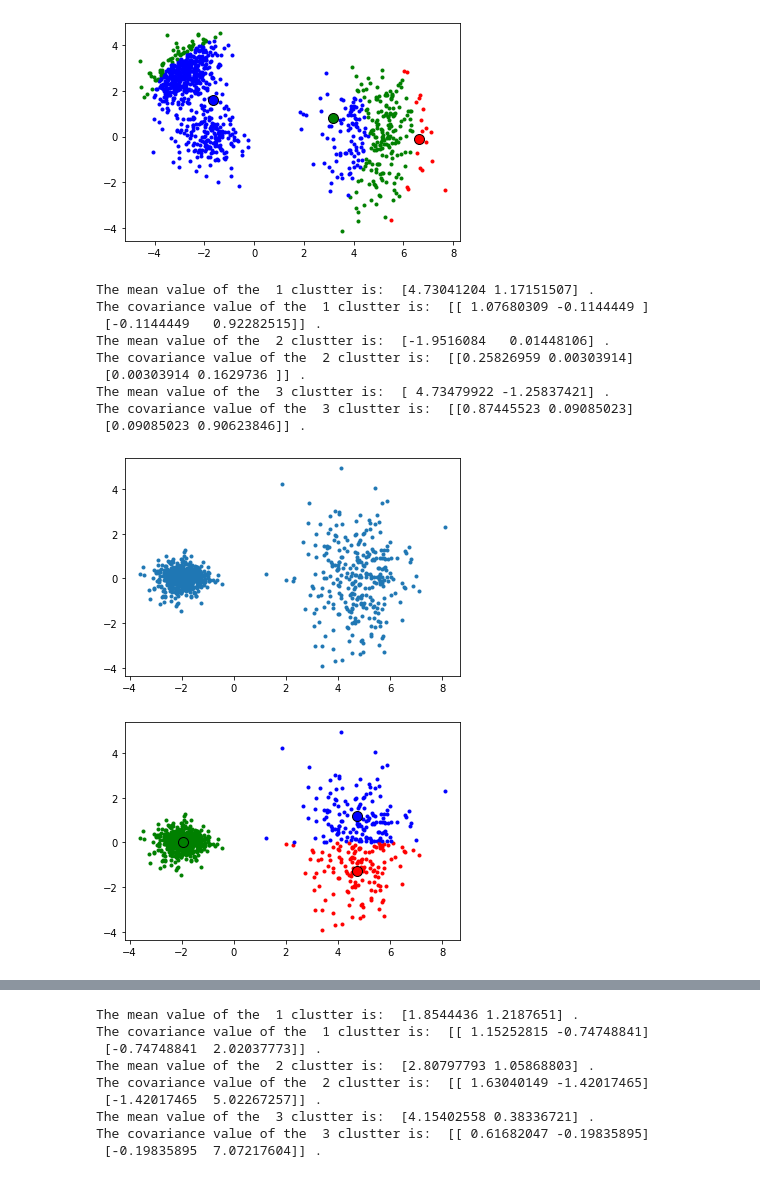
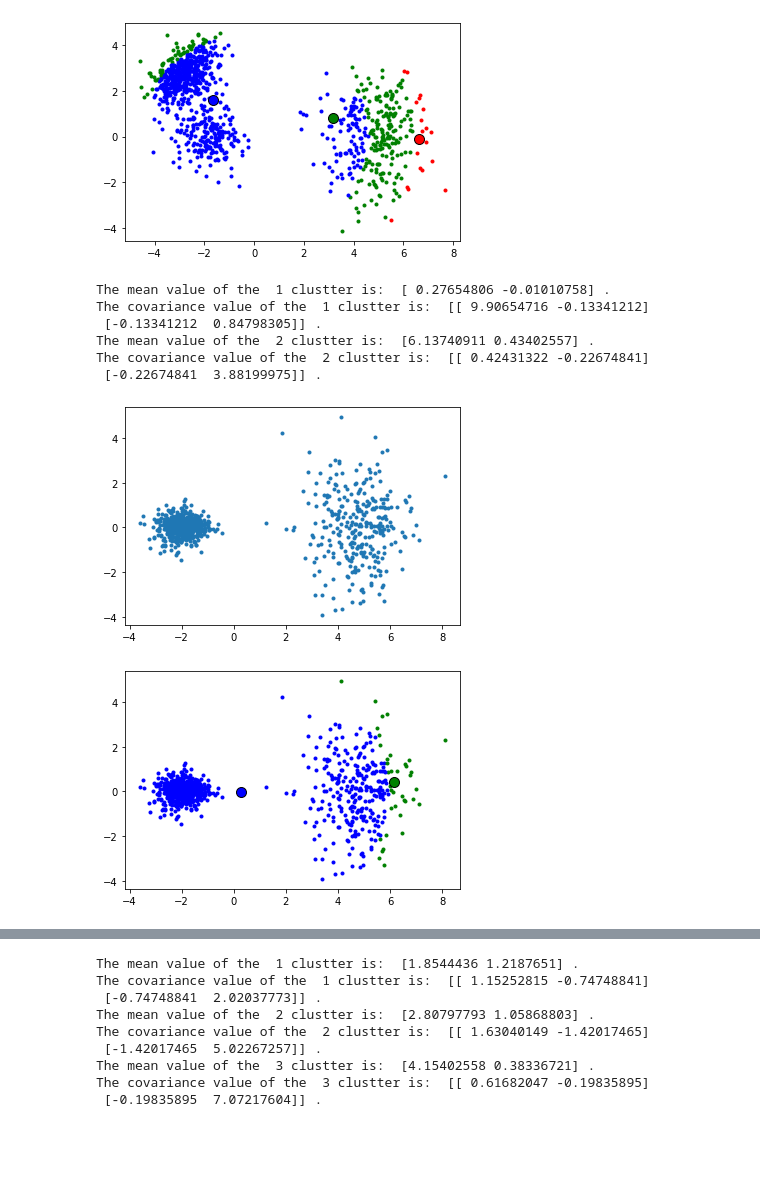
Before and after one commit to Bookiebookie/MeanShift, a Jupyter notebook: meanshift for circular.ipynb, the cells around one changed output, grey strips where cells are left out. Drawn from its saved outputs; the diff is of its cells as text; code cells hidden in the pictures; blank space fills up the shorter version.

```diff
--- a/meanshift for circular.ipynb
+++ b/meanshift for circular.ipynb
@@ -27,13 +79,13 @@ def meanShift(band_width, min_distance, data_meanshift):
         diff_distance = np.Inf                         # initialize the distance different to be infinity
 
         while diff_distance > min_distance:            # stopping criteria for one cluster
-            distance_temp = (data_meanshift - current_mean)       # calculate the difference
+            distance_temp = data_meanshift - current_mean     # calculate the difference
             cluster_index = np.where(distance_temp < band_width)  # save the index of data that satify the criteria
             cluster_points = data_meanshift[cluster_index[0]]     # save data that satify the criteria
             #print(cluster_points)
             new_mean = np.mean(cluster_points)                    # calculate a new mean based on selected data
             #print(new_mean)
-            diff_distance = np.abs(new_mean - current_mean)       # calculate the difference to the previous mean
+            diff_distance = np.abs(new_mean - current_mean)      # calculate the difference to the previous mean
             current_mean = new_mean
             #print(diff_distance)
         cluster_flag[cluster_index] = 1                           # set the flag to 1 to those who belong to the current
@@ -159,27 +208,24 @@ The covariance value of the  3 clustter is:  [[0.22474723 0.01503337]
 [figure]
 # %%
 data_path = './data/data4.csv'
-band_width = 1
+band_width = 3
 [data_theta, data_r, data_x, data_y] = pre_process(data_path)
 
 #visualize data after remapping
 fig = plt.figure()
 plt.plot(data_x, data_y,".")
 
 # process and visualize
-[clusterred, cluster_result, current_cluster] = meanShift(band_width, min_distance, data_theta)
+[clusterred, cluster_result, current_cluster] = meanShift(band_width, min_distance, data_r)
 plot_result(clusterred, cluster_result, current_cluster, data_x, data_y)
 # %% [output]
-The mean value of the  1 clustter is:  [4.73041204 1.17151507] .
-The covariance value of the  1 clustter is:  [[ 1.07680309 -0.1144449 ]
- [-0.1144449   0.92282515]] .
-The mean value of the  2 clustter is:  [-1.9516084   0.01448106] .
-The covariance value of the  2 clustter is:  [[0.25826959 0.00303914]
- [0.00303914 0.1629736 ]] .
-The mean value of the  3 clustter is:  [ 4.73479922 -1.25837421] .
-The covariance value of the  3 clustter is:  [[0.87445523 0.09085023]
- [0.09085023 0.90623846]] .
+The mean value of the  1 clustter is:  [ 0.27654806 -0.01010758] .
+The covariance value of the  1 clustter is:  [[ 9.90654716 -0.13341212]
+ [-0.13341212  0.84798305]] .
+The mean value of the  2 clustter is:  [6.13740911 0.43402557] .
+The covariance value of the  2 clustter is:  [[ 0.42431322 -0.22674841]
+ [-0.22674841  3.88199975]] .
 [figure]
-[figure, old version]
+[figure, new version]
 # %%
 data_path = './data/data5.csv'
```
Also changed, not shown: parts of 7 cells of this notebook, 1 other file.
